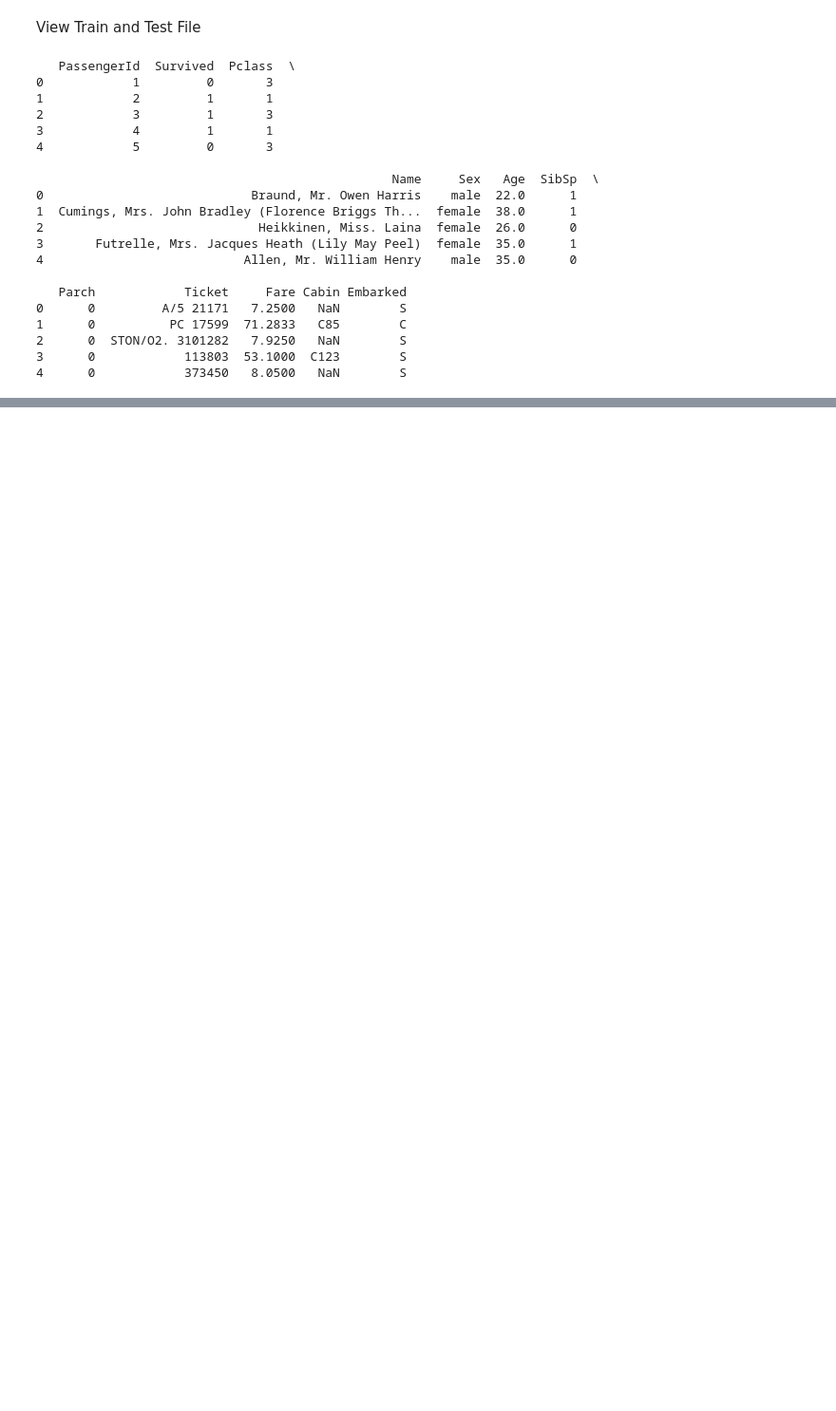
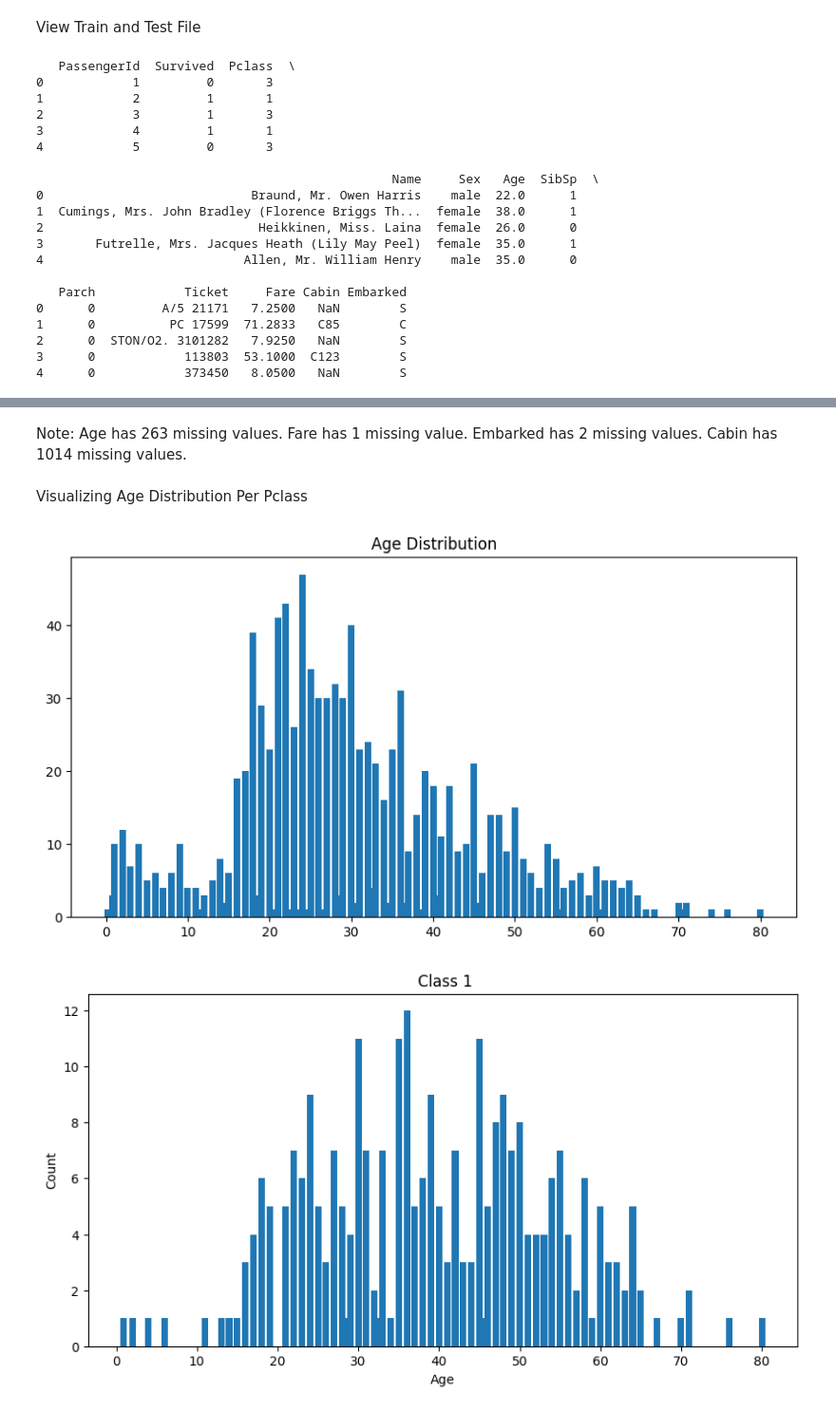
Before and after one commit to slingatlu1/Practice_Code, a Jupyter notebook: Machine_Learning_Practice/Notebooks/Titanic_Prediction.ipynb, the cells around one changed output, grey strips where cells are left out. Shown at 95% size. Saved outputs shown, nothing was run; the diff lists cells and outputs as text; code cells hidden in the pictures; blank space fills up the shorter version.

```diff
--- a/Machine_Learning_Practice/Notebooks/Titanic_Prediction.ipynb
+++ b/Machine_Learning_Practice/Notebooks/Titanic_Prediction.ipynb
@@ -48,13 +60,23 @@ Data Processing
 # %%
-# 1. Dropping unnecessary columns
-Titanic_Train_edited = Titanic_Train.drop(columns=["Name", "Ticket", "Cabin", "Embarked"])
+# 1. Dropping unnecessary columns (Not doing this anymore)
+#Titanic_Train_edited = Titanic_Train.drop(columns=["Name", "Ticket", "Cabin", "Embarked"])
 
 # 2. Converting 'Sex' column to numeric (male=0, female=1)
-Titanic_Train_edited["Sex"] = Titanic_Train_edited["Sex"].map({"male": 0, "female": 1})
+Titanic_Train["Sex"] = Titanic_Train["Sex"].map({"male": 0, "female": 1})
 
 # 3. Moving 'Survived' column to the end
-survived = Titanic_Train_edited.pop("Survived")
-Titanic_Train_edited["Survived"] = survived
+survived_train = Titanic_Train.pop("Survived")
+Titanic_Train["Survived"] = survived_train
 
-print(Titanic_Train_edited.head())
+# 4. Dropping 'Survived' column for now
+survived_train_drop = Titanic_Train.drop("Survived", axis=1)
+
+# 5. Replicate for test set
+#Titanic_Test_edited = Titanic_Test.drop(columns=["Name", "Ticket", "Cabin", "Embarked"])
+Titanic_Test["Sex"] = Titanic_Test["Sex"].map({"male": 0, "female": 1})
+
+# 6. Concatenate train and test sets and reset index
+Titanic_Combined = pd.concat([survived_train_drop, Titanic_Test], axis=0, ignore_index=True)
+
+print(survived_train)
 # %% [output]
@@ -66,0 +128,29 @@ print(Titanic_Train_edited.head())
+# %% [markdown]
+Note: Age has 263 missing values. Fare has 1 missing value. Embarked has 2 missing values. Cabin has 1014 missing values.
+# %% [markdown]
+Visualizing Age Distribution Per Pclass
+# %%
+# 4. Visualizing Data
+
+y = Titanic_Combined["Age"].value_counts()
+x = y.index.values
+
+plt.figure(figsize=(10, 5))
+plt.bar(x, y)
+plt.title("Age Distribution")
+plt.show()
+
+class_age = Titanic_Combined[["Pclass", "Age"]]
+
+for i in range(1, 4):
+    plt.figure(figsize=(10, 5))
+    plt.title(" Class " + str(i))
+    y = class_age[class_age["Pclass"] == i]["Age"].value_counts()
+    x = y.index.values
+    plt.bar(x, y)
+    plt.xlabel("Age")
+    plt.ylabel("Count")
+    plt.show()
+# %% [output]
+[figure, added]
+[figure, added]
```
Also changed, not shown: parts of 16 cells of this notebook.
